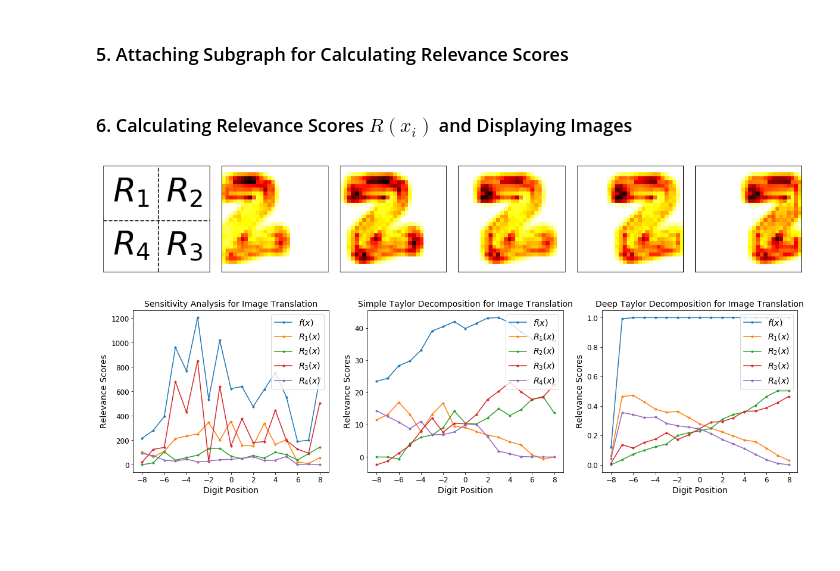
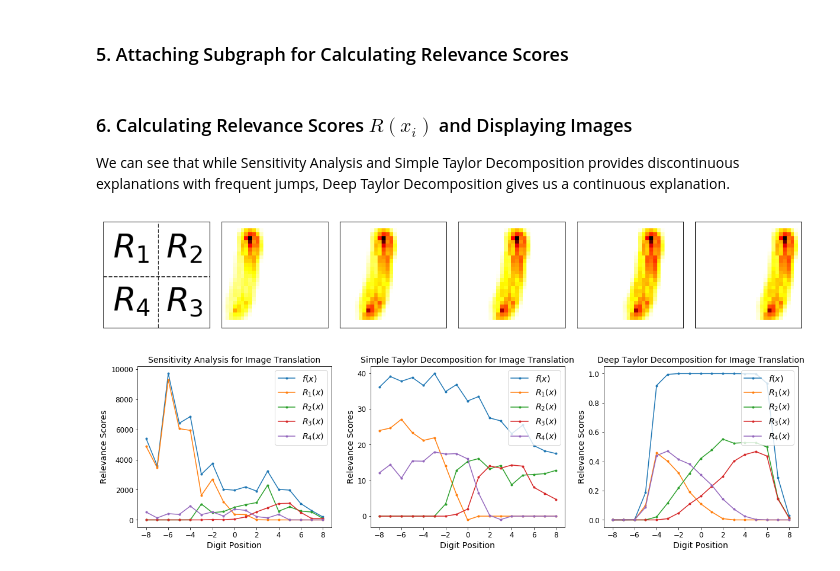
Before and after one commit to 1202kbs/Understanding-NN, a Jupyter notebook: 4.1 Explanation Continuity.ipynb, the cells around one changed output. Drawn from its saved outputs; the diff is of its cells as text; code cells hidden in the pictures; blank space fills up the shorter version.

Commit message:
Update explanation

```diff
--- a/4.1 Explanation Continuity.ipynb
+++ b/4.1 Explanation Continuity.ipynb
@@ -149,16 +298,18 @@ logits = nodes[1]
 
 SA_scores = tf.square(tf.gradients(logits, X))
 STD_scores = tf.negative(tf.gradients(logits, X) * X)
-# %% [markdown]
-### 6. Calculating Relevance Scores $R(x_i)$ and Displaying Images
+# %% [markdown]
+### 6. Calculating Relevance Scores $R(x_i)$ and Displaying Images
+
+We can see that while Sensitivity Analysis and Simple Taylor Decomposition provides discontinuous explanations with frequent jumps, Deep Taylor Decomposition gives us a continuous explanation.
 # %%
-digit = 2
+digit = 1
 dist = 17
 init = -8
 
 images = mnist.train.images
 labels = mnist.train.labels
-sample_imgs = [images[np.argmax(labels, axis=1) == i][3] for i in range(10)]
+sample_imgs = [images[np.argmax(labels, axis=1) == i][0] for i in range(10)]
 translated_imgs = [[translate(img, init + i, 0) for i in range(dist)] for img in sample_imgs]
 
 sa_imgs = [[sess.run(SA_scores, feed_dict={X:translated_imgs[i][j]}) for j in range(dist)] for i in range(10)]
@@ -241,32 +392,32 @@ ax2.plot(x, y2, marker='.', label='$R_2(x)$')
 ax2.plot(x, y3, marker='.', label='$R_3(x)$')
 ax2.plot(x, y4, marker='.', label='$R_4(x)$')
 ax2.legend(loc='upper right', fontsize='x-large')
 
 ax2.set_title('Simple Taylor Decomposition for Image Translation', fontdict={'fontsize': 14})
 ax2.set_xlabel('Digit Position', fontdict={'fontsize': 14})
 ax2.set_ylabel('Relevance Scores', fontdict={'fontsize': 14})
 ax2.tick_params(labelsize=12)
 
 ax3 = fig.add_subplot(133)
 y0 = np.sum(dtd_imgs_q0, axis=1)
 y1 = np.sum(dtd_imgs_q1, axis=1)
 y2 = np.sum(dtd_imgs_q2, axis=1)
 y3 = np.sum(dtd_imgs_q3, axis=1)
 y4 = np.sum(dtd_imgs_q4, axis=1)
 
 ax3.plot(x, y0, marker='.', label='$f(x)$')
 ax3.plot(x, y1, marker='.', label='$R_1(x)$')
 ax3.plot(x, y2, marker='.', label='$R_2(x)$')
 ax3.plot(x, y3, marker='.', label='$R_3(x)$')
 ax3.plot(x, y4, marker='.', label='$R_4(x)$')
 ax3.legend(loc='upper right', fontsize='x-large')
 
 ax3.set_title('Deep Taylor Decomposition for Image Translation', fontdict={'fontsize': 14})
 ax3.set_xlabel('Digit Position', fontdict={'fontsize': 14})
 ax3.set_ylabel('Relevance Scores', fontdict={'fontsize': 14})
 ax3.tick_params(labelsize=12)
 
 sess.close()
 # %% [output]
-[figure, old version]
+[figure, new version]
-[figure, old version]
+[figure, new version]
```
Also changed, not shown: parts of 1 cell of this notebook, 6 other files.
